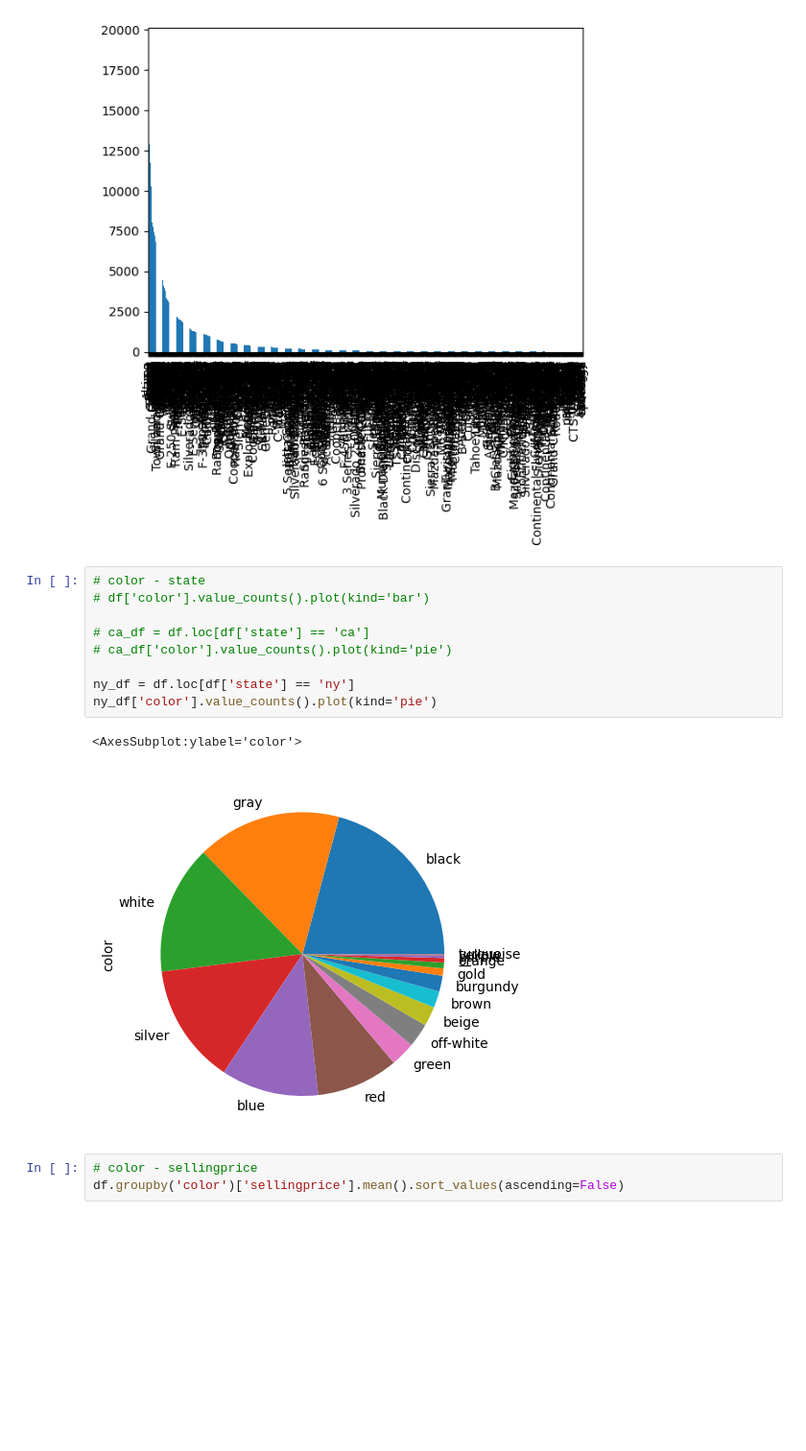
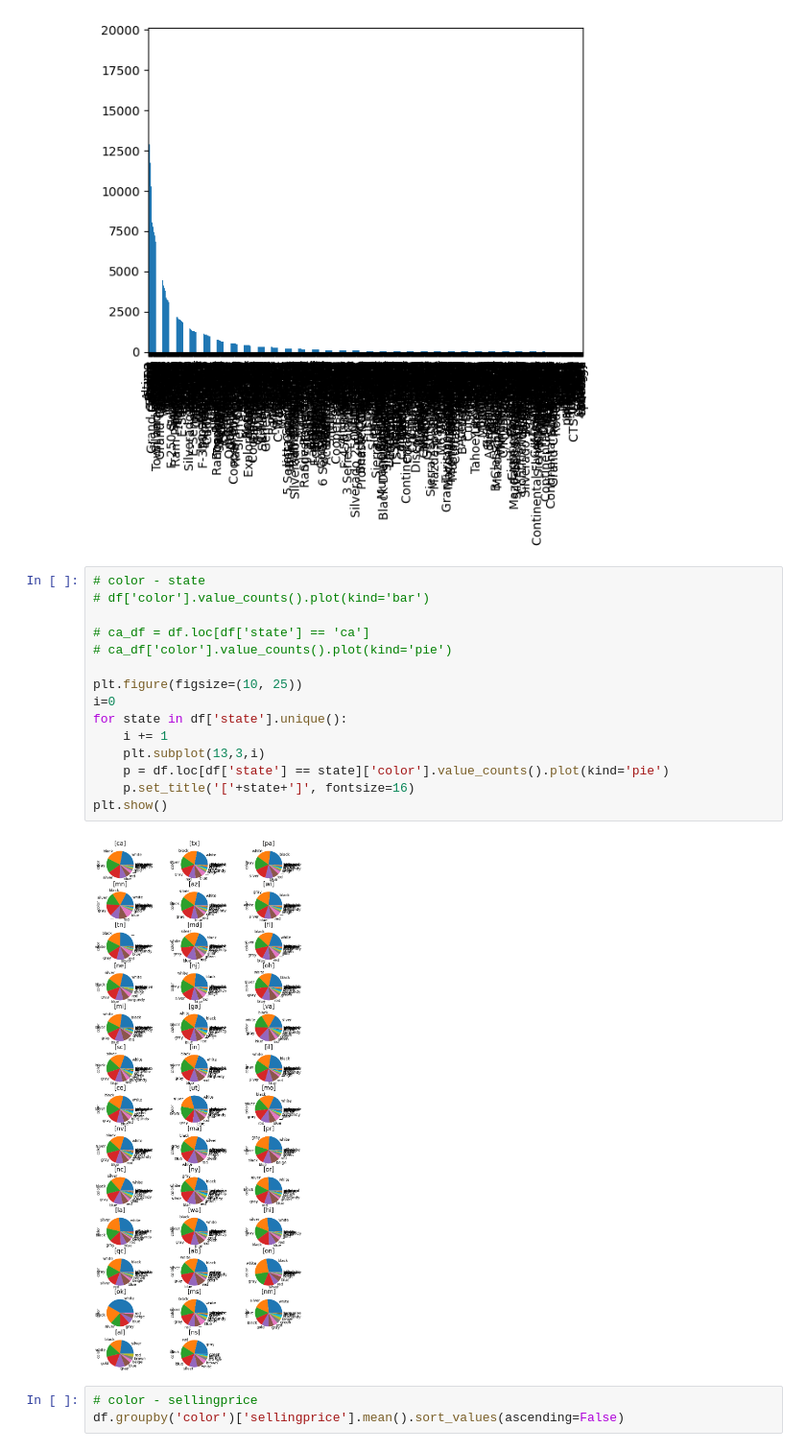
Before and after one commit to btfsoeon/usedcar-price-prediction, a Jupyter notebook: working.ipynb, the cells around one changed output. Shown at 96% size. Saved outputs shown, nothing was run; the diff lists cells and outputs as text; blank space fills up the shorter version.

```diff
--- a/working.ipynb
+++ b/working.ipynb
@@ -186,15 +186,20 @@ Name: sellingprice, Length: 960, dtype: float64
 # %%
 # color - state
 # df['color'].value_counts().plot(kind='bar')
 
 # ca_df = df.loc[df['state'] == 'ca']
 # ca_df['color'].value_counts().plot(kind='pie')
 
-ny_df = df.loc[df['state'] == 'ny']
-ny_df['color'].value_counts().plot(kind='pie')
+plt.figure(figsize=(10, 25))
+i=0
+for state in df['state'].unique():
+    i += 1
+    plt.subplot(13,3,i)
+    p = df.loc[df['state'] == state]['color'].value_counts().plot(kind='pie')
+    p.set_title('['+state+']', fontsize=16)
+plt.show()
 # %% [output]
-<AxesSubplot:ylabel='color'>
-[figure, old version]
+[figure, new version]
 # %%
 # color - sellingprice
 df.groupby('color')['sellingprice'].mean().sort_values(ascending=False)
```
Also changed, not shown: parts of 11 cells of this notebook.
